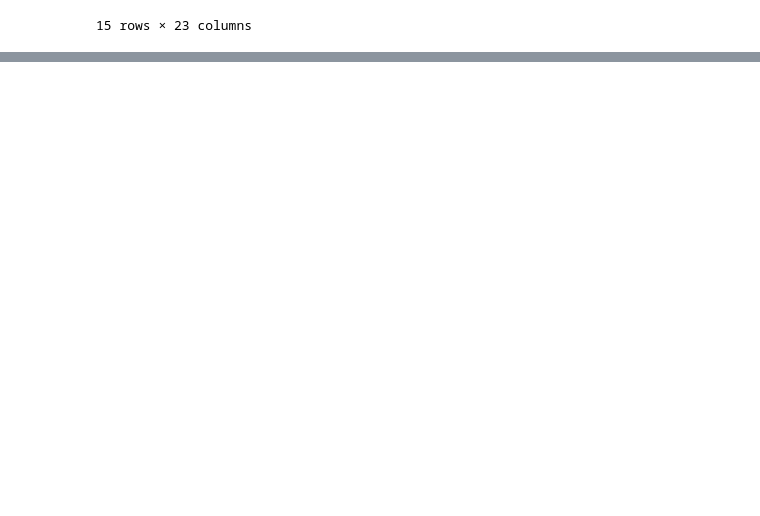
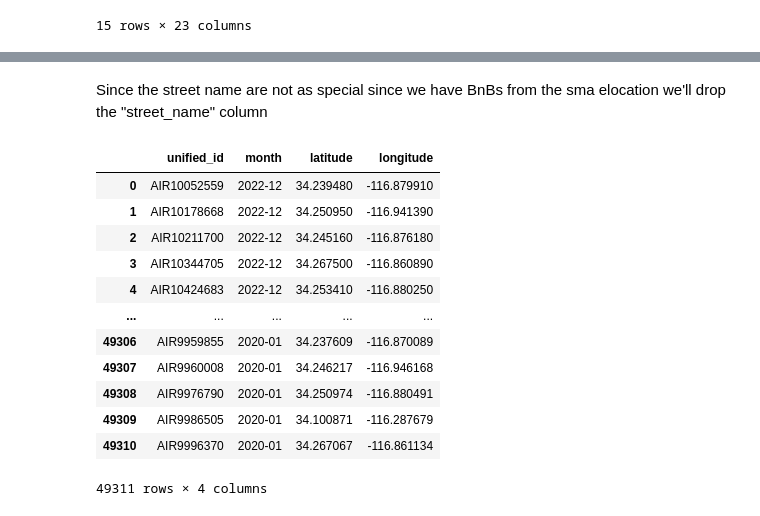
Before and after one commit to RaphaelMuthenya/Airbnb-Real-Estate-Market-Analysis-Big-Bear-Joshua-Tree-CA-USA, a Jupyter notebook: Airbnb_Market_Analysis and Real_Estate_Sales_Data.ipynb, the cells around one changed output, grey strips where cells are left out. Cells and saved outputs as stored; diff of their text form; code cells hidden in the pictures; blank space fills up the shorter version.

```diff
--- a/Airbnb_Market_Analysis and Real_Estate_Sales_Data.ipynb
+++ b/Airbnb_Market_Analysis and Real_Estate_Sales_Data.ipynb
@@ -205,0 +534,20 @@ withpool_sales_propertiesJT84
+# %% [markdown]
+Since the street name are not as special since we have BnBs from the sma elocation we'll drop the "street_name" column
+# %%
+geolocation=geolocation.drop(columns=["street_name"])
+# %%
+geolocation
+# %% [output]
+|  | unified_id | month | latitude | longitude |
+| 0 | AIR10052559 | 2022-12 | 34.239480 | -116.879910 |
+| 1 | AIR10178668 | 2022-12 | 34.250950 | -116.941390 |
+| 2 | AIR10211700 | 2022-12 | 34.245160 | -116.876180 |
+| 3 | AIR10344705 | 2022-12 | 34.267500 | -116.860890 |
+| 4 | AIR10424683 | 2022-12 | 34.253410 | -116.880250 |
+| ... | ... | ... | ... | ... |
+| 49306 | AIR9959855 | 2020-01 | 34.237609 | -116.870089 |
+| 49307 | AIR9960008 | 2020-01 | 34.246217 | -116.946168 |
+| 49308 | AIR9976790 | 2020-01 | 34.250974 | -116.880491 |
+| 49309 | AIR9986505 | 2020-01 | 34.100871 | -116.287679 |
+| 49310 | AIR9996370 | 2020-01 | 34.267067 | -116.861134 |
+49311 rows × 4 columns
```
Also changed, not shown: parts of 27 cells of this notebook.
